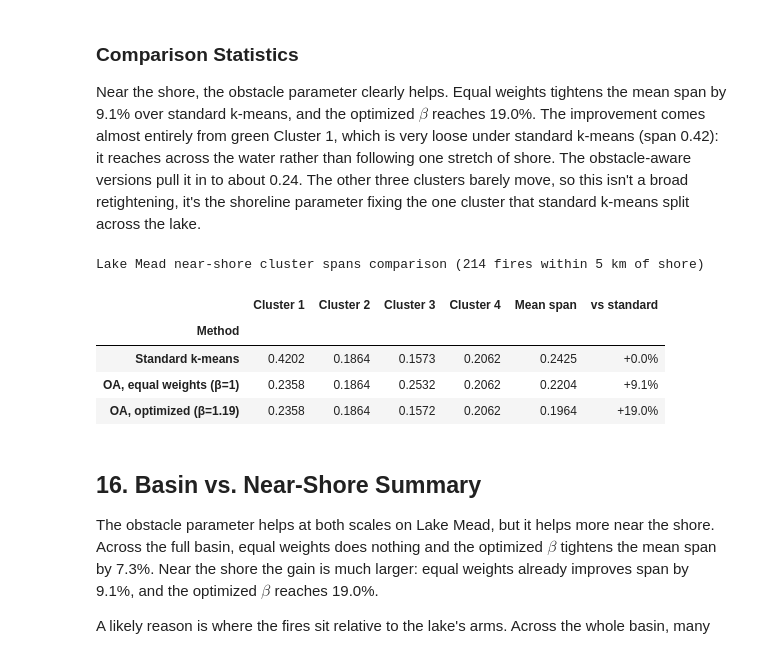
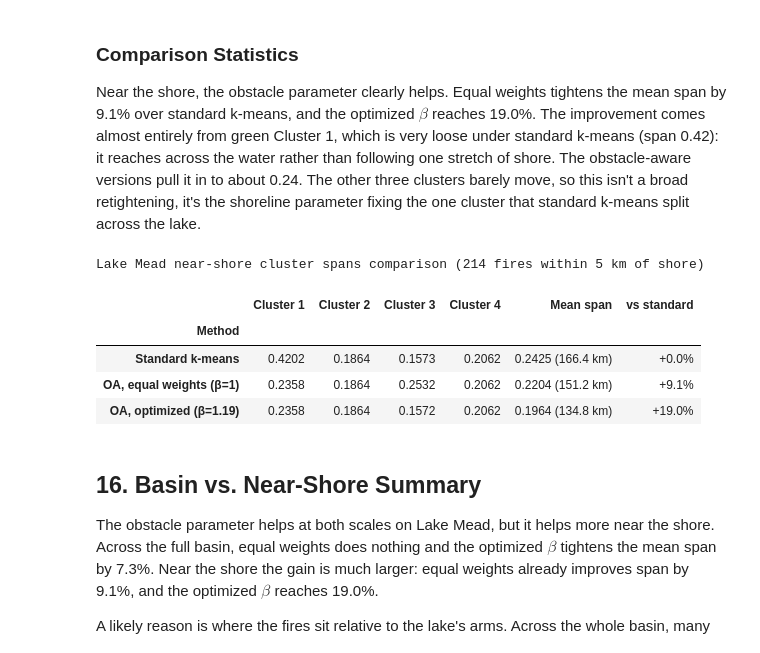
Before and after one commit to Michele-75/obstacle-aware-clustering, a Jupyter notebook: notebooks/03_mead_wildfires_clustered.ipynb, the cells around one changed output. Saved outputs shown, nothing was run; the diff lists cells and outputs as text; code cells hidden in the pictures.

```diff
--- a/notebooks/03_mead_wildfires_clustered.ipynb
+++ b/notebooks/03_mead_wildfires_clustered.ipynb
@@ -805,22 +814,19 @@ std_mean_basin = np.mean(spans_basin_std_aligned)
 rows = []
 for name, spans in basin_methods:
     mean_span = np.mean(spans)
-    # Percent change in span vs standard; negative span change = improvement,
-    # so we report improvement as a positive percent (standard is the 0% baseline).
     pct = 100 * (std_mean_basin - mean_span) / std_mean_basin
     row = {'Method': name}
     for c in range(k):
         row[f'Cluster {c+1}'] = spans[c]
-    row['Mean span'] = mean_span
-    row['vs standard'] = pct
+    # Display mena span as dimensionless and in km
+    row['Mean span'] = f'{mean_span:.4f} ({mean_span * perimeter_km:.1f} km)'
+    row['vs standard'] = f'{pct:+.1f}%'
     rows.append(row)
 
 basin_comparison = pd.DataFrame(rows).set_index('Method')
 
-# Format: spans to 4 decimals, percent with sign and 1 decimal
+# Format the per-cluster span columns
 fmt = {f'Cluster {c+1}': '{:.4f}' for c in range(k)}
-fmt['Mean span'] = '{:.4f}'
-fmt['vs standard'] = '{:+.1f}%'
 
 print(f'Lake Mead basin cluster spans comparison ({len(fires)} fires)')
 basin_comparison.style.format(fmt)
@@ -1177,50 +1183,46 @@ plt.show()
 
 Near the shore, the obstacle parameter clearly helps. Equal weights tightens the mean span by 9.1% over standard k-means, and the optimized $\beta$ reaches 19.0%. The improvement comes almost entirely from green Cluster 1, which is very loose under standard k-means (span 0.42): it reaches across the water rather than following one stretch of shore. The obstacle-aware versions pull it in to about 0.24. The other three clusters barely move, so this isn't a broad retightening, it's the shoreline parameter fixing the one cluster that standard k-means split across the lake.
 # %%
-# Recompute per-cluster spans from the aligned labels so the columns match
-# the plot colors and are comparable across methods.
+# Recompute per-cluster spans from the aligned labels (aligned to the basin
+# optimized reference) so the columns match the plot colors.
 spans_near_std_aligned = [arc_length_span(s_near[labels_near_std_aligned == c]) for c in range(k)]
 spans_near_eq_aligned  = [arc_length_span(s_near[labels_near_eq_aligned == c])  for c in range(k)]
 spans_near_opt_aligned = [arc_length_span(s_near[labels_near_opt_aligned == c]) for c in range(k)]
 
 near_methods = [
     ('Standard k-means', spans_near_std_aligned),
     ('OA, equal weights (β=1)', spans_near_eq_aligned),
     (f'OA, optimized (β={opt_beta_near:.2f})', spans_near_opt_aligned),
 ]
 
 std_mean_near = np.mean(spans_near_std_aligned)
 
 rows = []
 for name, spans in near_methods:
     mean_span = np.mean(spans)
-    # Percent change in span vs standard; negative span change = improvement,
-    # so we report improvement as a positive percent (standard is the 0% baseline).
     pct = 100 * (std_mean_near - mean_span) / std_mean_near
     row = {'Method': name}
     for c in range(k):
         row[f'Cluster {c+1}'] = spans[c]
-    row['Mean span'] = mean_span
-    row['vs standard'] = pct
+    # Display mean span as dimensionless and in km
+    row['Mean span'] = f'{mean_span:.4f} ({mean_span * perimeter_km:.1f} km)'
+    row['vs standard'] = f'{pct:+.1f}%'
     rows.append(row)
 
 near_comparison = pd.DataFrame(rows).set_index('Method')
 
-# Format: spans to 4 decimals, percent with sign and 1 decimal
+# Format the per-cluster span columns
 fmt = {f'Cluster {c+1}': '{:.4f}' for c in range(k)}
-fmt['Mean span'] = '{:.4f}'
-fmt['vs standard'] = '{:+.1f}%'
 
-print(f'Lake Mead near-shore cluster spans comparison '
-      f'({n_near} fires within {threshold_km} km of shore)')
+print(f'Lake Mead near-shore cluster spans comparison ({n_near} fires within {threshold_km} km of shore)')
 near_comparison.style.format(fmt)
 # %% [output]
 Lake Mead near-shore cluster spans comparison (214 fires within 5 km of shore)
 |  | Cluster 1 | Cluster 2 | Cluster 3 | Cluster 4 | Mean span | vs standard |
 | Method |  |  |  |  |  |  |
-| Standard k-means | 0.4202 | 0.1864 | 0.1573 | 0.2062 | 0.2425 | +0.0% |
-| OA, equal weights (β=1) | 0.2358 | 0.1864 | 0.2532 | 0.2062 | 0.2204 | +9.1% |
-| OA, optimized (β=1.19) | 0.2358 | 0.1864 | 0.1572 | 0.2062 | 0.1964 | +19.0% |
+| Standard k-means | 0.4202 | 0.1864 | 0.1573 | 0.2062 | 0.2425 (166.4 km) | +0.0% |
+| OA, equal weights (β=1) | 0.2358 | 0.1864 | 0.2532 | 0.2062 | 0.2204 (151.2 km) | +9.1% |
+| OA, optimized (β=1.19) | 0.2358 | 0.1864 | 0.1572 | 0.2062 | 0.1964 (134.8 km) | +19.0% |
 # %% [markdown]
 ## 16. Basin vs. Near-Shore Summary
 
```
Also changed, not shown: parts of 4 cells of this notebook.
